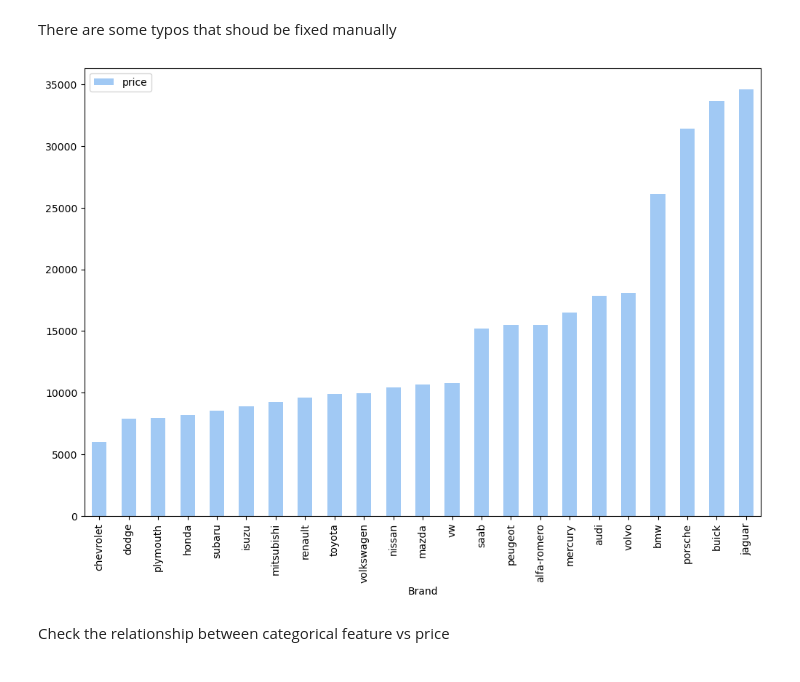
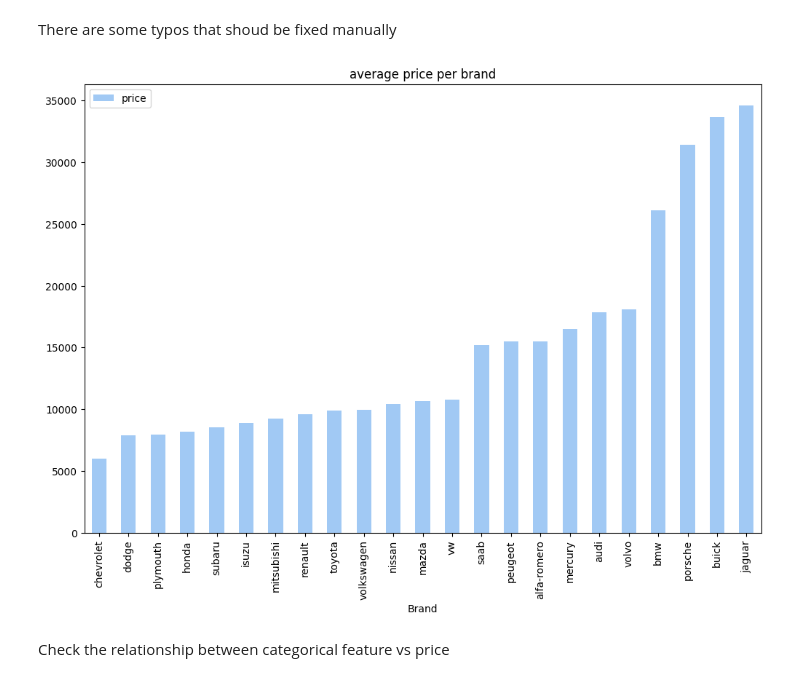
Before and after one commit to danielnavarro2911/datascience-portfolio, a Jupyter notebook: car-price-prediction-linear-regression.ipynb, the cells around one changed output. Saved outputs shown, nothing was run; the diff lists cells and outputs as text; code cells hidden in the pictures.

```diff
--- a/car-price-prediction-linear-regression.ipynb
+++ b/car-price-prediction-linear-regression.ipynb
@@ -80,4 +79,4 @@ wheelbase     0.577816
 boreratio     0.553173
 Name: price, dtype: float64
 # %%
-corrcolumns=abs(df.corr()).nlargest(10,'price',)[['price']].index
+corrcolumns=abs(df.select_dtypes('number').corr()).nlargest(10,'price',)[['price']].index
@@ -95,7 +98,7 @@ For example, engine size and horsepower are highly correlated with price, but at
 # %% [markdown]
 Let's drop the non-correlated feautures
 # %%
-df.drop(list(df.corr()[abs(df.corr()['price']*100)<=48][['price']].index),axis=1,inplace=True)
+df.drop(list(df.select_dtypes('number').corr()[abs(df.select_dtypes('number').corr()['price']*100)<=48][['price']].index),axis=1,inplace=True)
 # %% [markdown]
 Now,drop the features correlated with each other more than 80%
 # %%
@@ -211,10 +202,13 @@ def brand(x):
+# %%
+brand_correction={'maxda':'mazda','porcshce':'porsche','toyouta':'toyota','vokswagen':'volkswagen'}
 # %%
-df['Brand']=df['Brand'].map(brand)
+df['Brand']=df['Brand'].map(lambda x:brand_correction[x] if x in brand_correction else x)
 # %%
-df.groupby('Brand').mean()[['price']].sort_values('price').plot.bar(figsize=(12,8))
+df.groupby('Brand').mean(numeric_only=True)[['price']].sort_values('price').plot.bar(figsize=(12,8))
+plt.title('average price per brand')
 plt.show()
 # %% [output]
-[figure, old version]
+[figure, new version]
 # %% [markdown]
 Check the relationship between categorical feature vs price
 # %%
```
Also changed, not shown: parts of 36 cells of this notebook.
